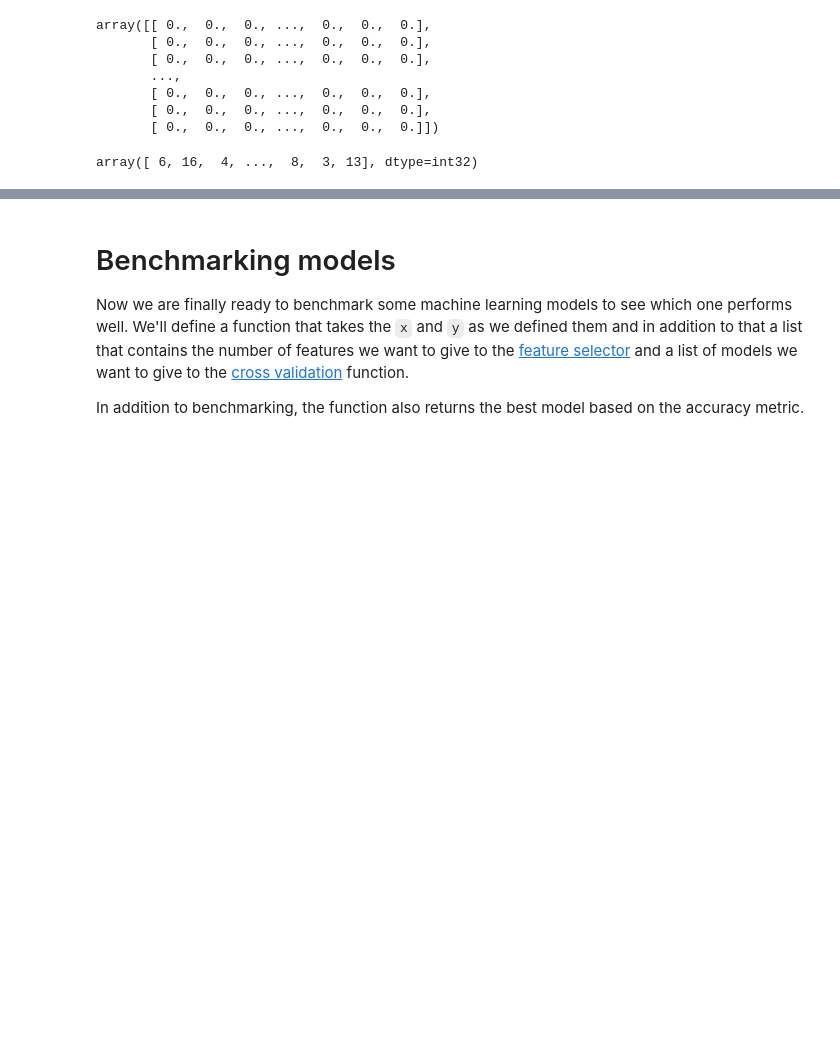
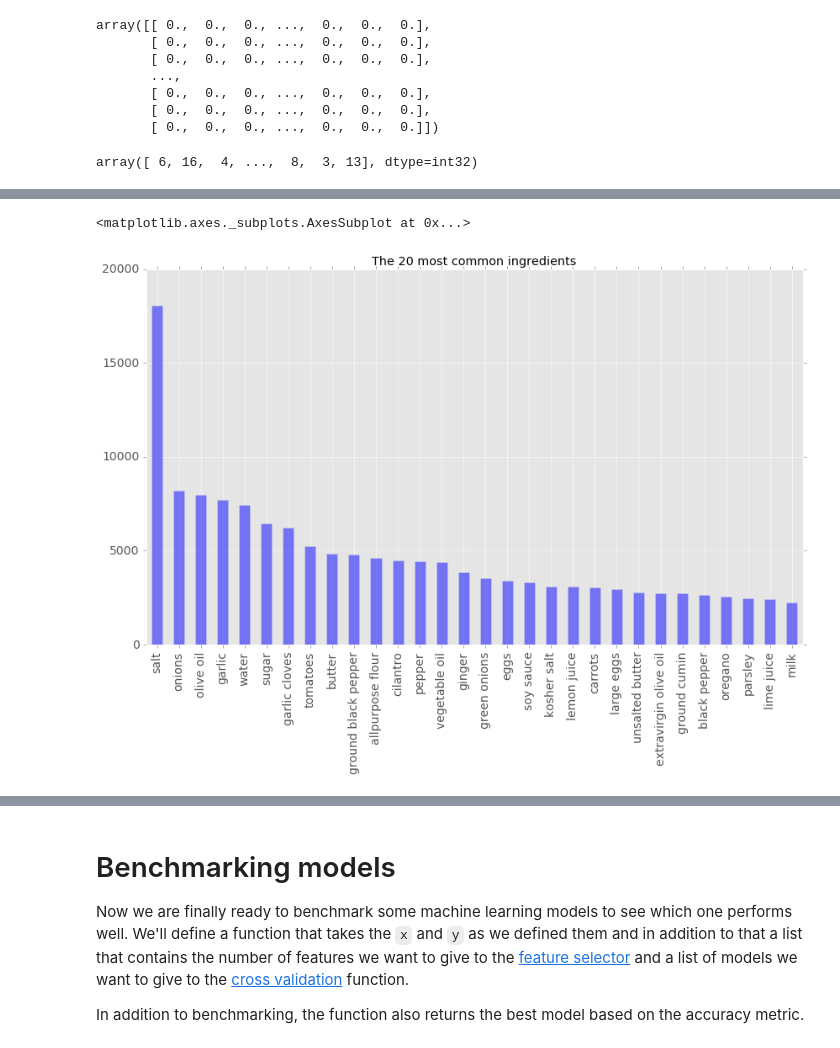
Before and after one commit to stretchhog/playing-with-data, a Jupyter notebook: whats-cooking/What's cooking.ipynb, the cells around one changed output, grey strips where cells are left out. Drawn from its saved outputs; the diff is of its cells as text; code cells hidden in the pictures; blank space fills up the shorter version.

```diff
--- a/whats-cooking/What's cooking.ipynb
+++ b/whats-cooking/What's cooking.ipynb
@@ -119,0 +127,7 @@ array([ 6, 16,  4, ...,  8,  3, 13], dtype=int32)
+# %%
+s = Series(np.concatenate(df.ingredients.values)).value_counts()[:30]
+s.plot(kind='bar', alpha=0.5, x='ingredients', y='nr of recipes', title='The 20 most common ingredients',
+       figsize=(14, 8), fontsize=14)
+# %% [output]
+<matplotlib.axes._subplots.AxesSubplot at 0x...>
+[figure, added]
```
Also changed, not shown: parts of 27 cells of this notebook.
